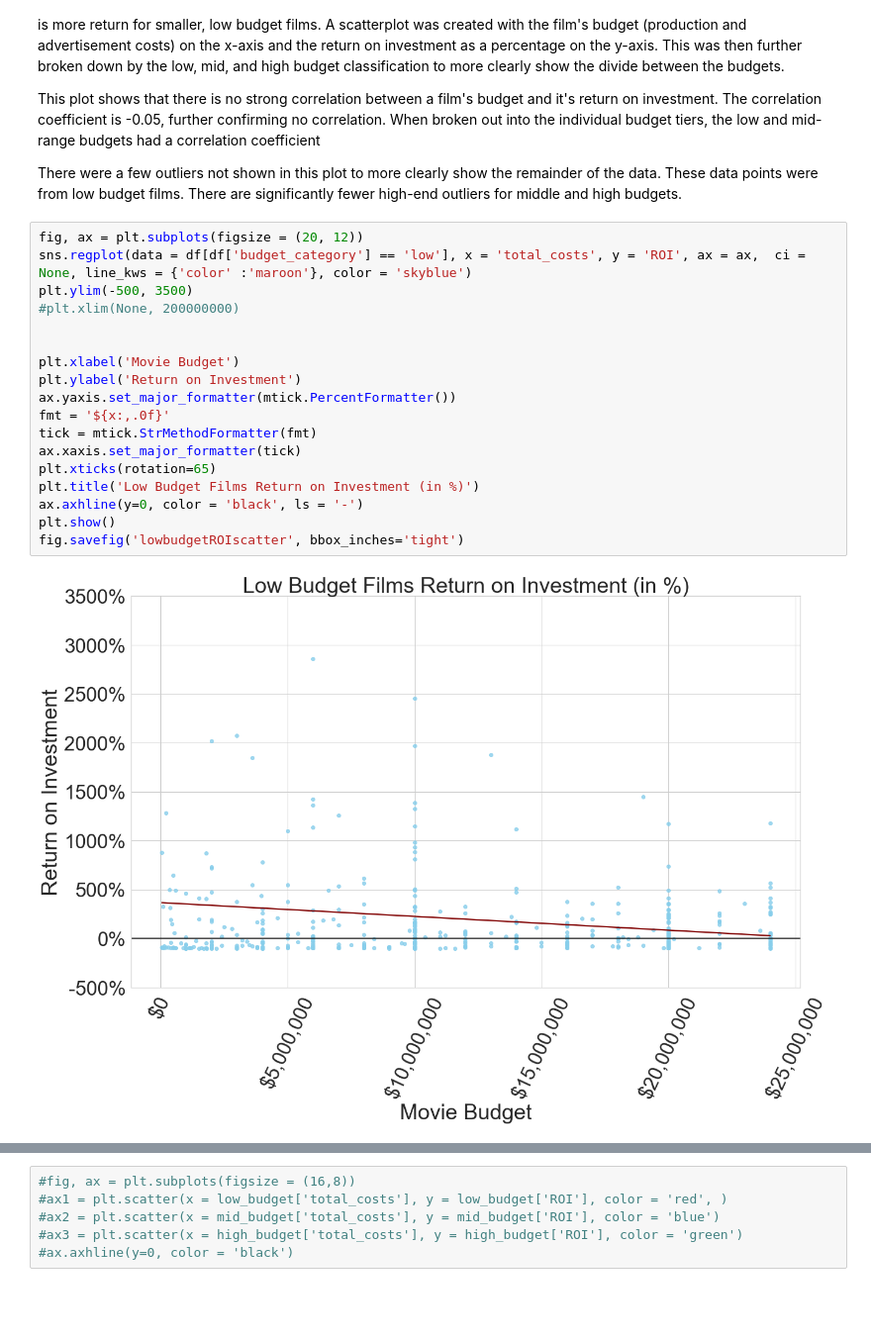
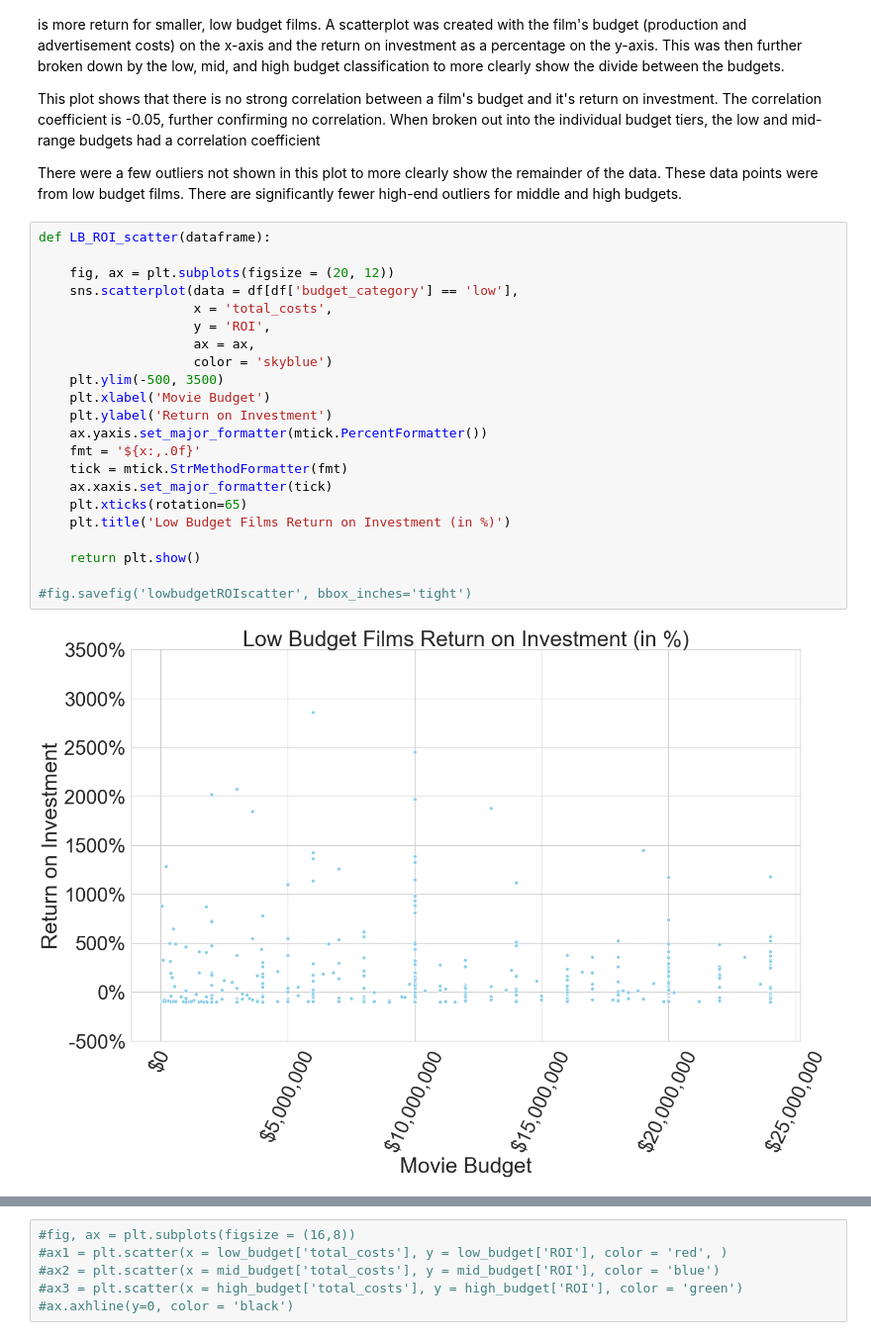
Before and after one commit to danvalen1/Film-Industry-Analysis, a Jupyter notebook: lhp.ipynb, the cells around one changed output, grey strips where cells are left out. Shown at 99% size. Saved outputs shown, nothing was run; the diff lists cells and outputs as text; blank space fills up the shorter version.

```diff
--- a/lhp.ipynb
+++ b/lhp.ipynb
@@ -66,23 +64,27 @@ This plot shows that there is no strong correlation between a film's budget and
 
 There were a few outliers not shown in this plot to more clearly show the remainder of the data. These data points were from low budget films. There are significantly fewer high-end outliers for middle and high budgets.
 # %%
-fig, ax = plt.subplots(figsize = (20, 12))
-sns.regplot(data = df[df['budget_category'] == 'low'], x = 'total_costs', y = 'ROI', ax = ax,  ci = None, line_kws = {'color' :'maroon'}, color = 'skyblue')
-plt.ylim(-500, 3500)
-#plt.xlim(None, 200000000)
+def LB_ROI_scatter(dataframe):
 
+    fig, ax = plt.subplots(figsize = (20, 12))
+    sns.scatterplot(data = df[df['budget_category'] == 'low'],
+                    x = 'total_costs',
+                    y = 'ROI',
+                    ax = ax,
+                    color = 'skyblue')
+    plt.ylim(-500, 3500)
+    plt.xlabel('Movie Budget')
+    plt.ylabel('Return on Investment')
+    ax.yaxis.set_major_formatter(mtick.PercentFormatter())
+    fmt = '${x:,.0f}'
+    tick = mtick.StrMethodFormatter(fmt)
+    ax.xaxis.set_major_formatter(tick)
+    plt.xticks(rotation=65)
+    plt.title('Low Budget Films Return on Investment (in %)')
 
-plt.xlabel('Movie Budget')
-plt.ylabel('Return on Investment')
-ax.yaxis.set_major_formatter(mtick.PercentFormatter())
-fmt = '${x:,.0f}'
-tick = mtick.StrMethodFormatter(fmt)
-ax.xaxis.set_major_formatter(tick)
-plt.xticks(rotation=65)
-plt.title('Low Budget Films Return on Investment (in %)')
-ax.axhline(y=0, color = 'black', ls = '-')
-plt.show()
-fig.savefig('lowbudgetROIscatter', bbox_inches='tight')
+    return plt.show()
+
+#fig.savefig('lowbudgetROIscatter', bbox_inches='tight')
 # %% [output]
-[figure, old version]
+[figure, new version]
 # %%
```
Also changed, not shown: parts of 12 cells of this notebook, 6 other files.
